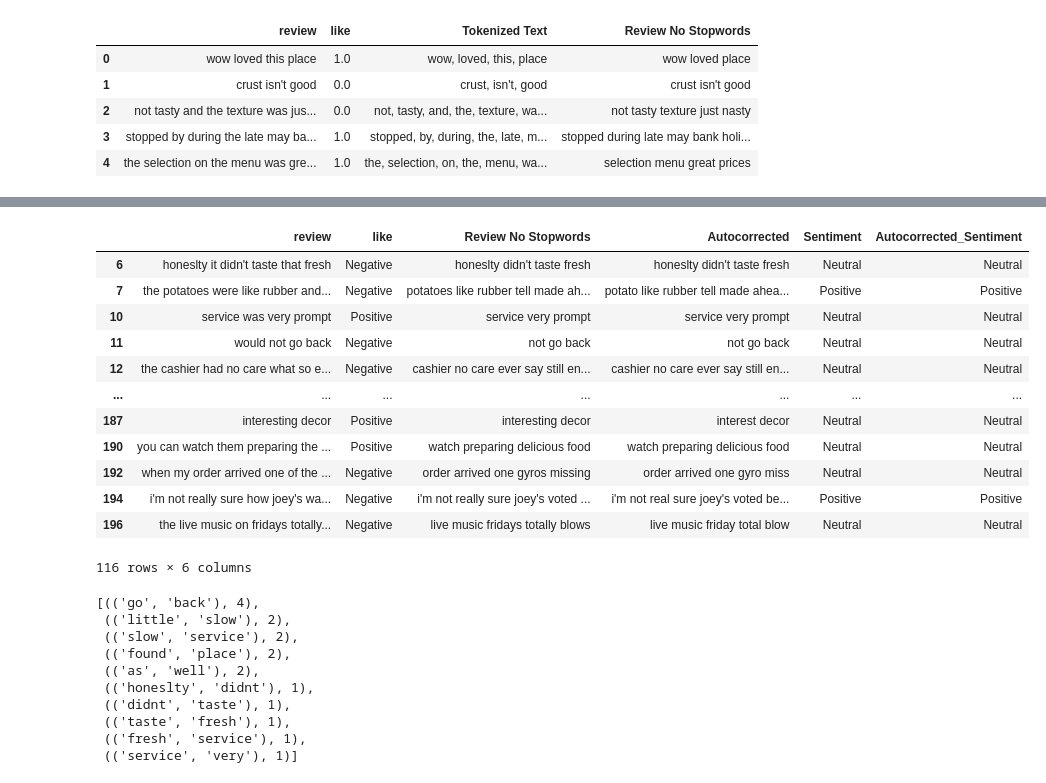
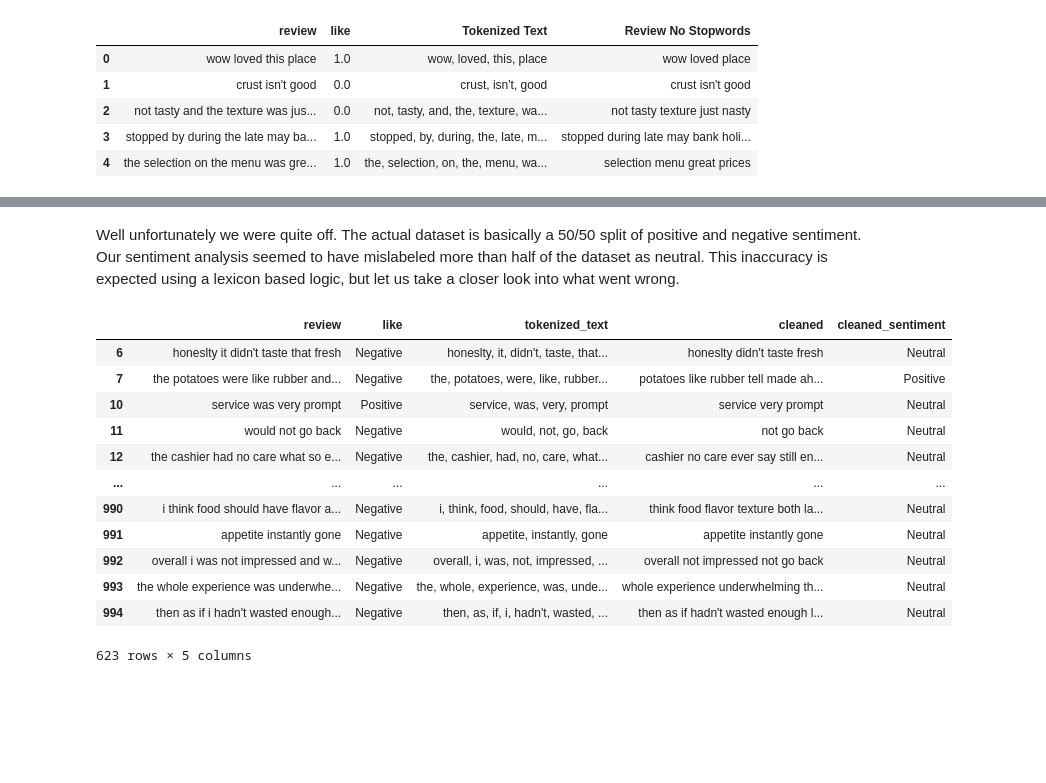
Before and after one commit to Thomas-Kulch/text_data_toolkit, a Jupyter notebook: eda/EDA_Restaurant_Reviews.ipynb, the cells around one changed output, grey strips where cells are left out. Saved outputs shown, nothing was run; the diff lists cells and outputs as text; code cells hidden in the pictures; blank space fills up the shorter version.

```diff
--- a/eda/EDA_Restaurant_Reviews.ipynb
+++ b/eda/EDA_Restaurant_Reviews.ipynb
@@ -24,7 +24,8 @@ Space for File Operations
 # %%
 files = ['../data/Restaurant_Reviews_Test.tsv',
          '../data/Restaurant_Reviews.csv',
-         '../data/Restaurant_Reviews2.txt']
+         '../data/Restaurant_Reviews2.txt',
+         '../data/Restaurant_Reviews.tsv']
 
 
 dfs = clean.load_text_to_df(files, columns = ["Review", "Like"], line_length = 2)
@@ -51,6 +52,7 @@ df_txt.head()
 | 5 | The selection on the menu was gre... | 1 |
 # %%
 df_tsv = dfs['Restaurant_Reviews_Test']
+df = dfs["Restaurant_Reviews"]
 df_tsv.head()
 # %% [output]
 |  | Review | Like |
@@ -198,0 +181,7 @@ cleaned_df_tsv.head()
+# %%
+# Let us now take a look at our actual dataset
+df = clean.clean_dataframe(df, "review")
+transform.tokenize_dataframe(df, "review")
+df = transform.remove_stopwords(df, "review", new_column = "Cleaned")
+df["Cleaned_Sentiment"] = df["Cleaned"].apply(lambda x: transform.label_data_sentiment(x))
+df = clean.homogenize_columns(df)
@@ -233,9 +232,9 @@ eda.plot_sentiment_distribution(df = cleaned_df_tsv, text_column="Autocorrected"
 # %%
 # Actual Sentiment
-cleaned_df_tsv["like"] = cleaned_df_tsv["like"].astype(float)
-cleaned_df_tsv["like"] = cleaned_df_tsv["like"].map({0.0: "Negative", 1.0: "Positive"})
+df["like"] = df["like"].astype(float)
+df["like"] = df["like"].map({0.0: "Negative", 1.0: "Positive"})
 
-sns.countplot(data=cleaned_df_tsv, x="like")
+sns.countplot(data=df, x="like")
 plt.title("Sentiment Distribution")
 plt.xlabel("Sentiment")
 plt.ylabel("Count")
@@ -245,31 +244,19 @@ plt.show()
+# %% [markdown]
+Well unfortunately we were quite off. The actual dataset is basically a 50/50 split of positive and negative sentiment. Our sentiment analysis seemed to have mislabeled more than half of the dataset as neutral. This inaccuracy is expected using a lexicon based logic, but let us take a closer look into what went wrong.
 # %%
-different = cleaned_df_tsv[cleaned_df_tsv["like"] != cleaned_df_tsv["Sentiment"]]
+different = df[df["like"] != df["cleaned_sentiment"]]
 display(different)
 # %% [output]
-|  | review | like | Review No Stopwords | Autocorrected | Sentiment | Autocorrected_Sentiment |
-| 6 | honeslty it didn't taste that fresh | Negative | honeslty didn't taste fresh | honeslty didn't taste fresh | Neutral | Neutral |
-| 7 | the potatoes were like rubber and... | Negative | potatoes like rubber tell made ah... | potato like rubber tell made ahea... | Positive | Positive |
-| 10 | service was very prompt | Positive | service very prompt | service very prompt | Neutral | Neutral |
-| 11 | would not go back | Negative | not go back | not go back | Neutral | Neutral |
-| 12 | the cashier had no care what so e... | Negative | cashier no care ever say still en... | cashier no care ever say still en... | Neutral | Neutral |
-| ... | ... | ... | ... | ... | ... | ... |
-| 187 | interesting decor | Positive | interesting decor | interest decor | Neutral | Neutral |
-| 190 | you can watch them preparing the ... | Positive | watch preparing delicious food | watch preparing delicious food | Neutral | Neutral |
-| 192 | when my order arrived one of the ... | Negative | order arrived one gyros missing | order arrived one gyro miss | Neutral | Neutral |
-| 194 | i'm not really sure how joey's wa... | Negative | i'm not really sure joey's voted ... | i'm not real sure joey's voted be... | Positive | Positive |
-| 196 | the live music on fridays totally... | Negative | live music fridays totally blows | live music friday total blow | Neutral | Neutral |
+|  | review | like | tokenized_text | cleaned | cleaned_sentiment |
+| 6 | honeslty it didn't taste that fresh | Negative | honeslty, it, didn't, taste, that... | honeslty didn't taste fresh | Neutral |
+| 7 | the potatoes were like rubber and... | Negative | the, potatoes, were, like, rubber... | potatoes like rubber tell made ah... | Positive |
+| 10 | service was very prompt | Positive | service, was, very, prompt | service very prompt | Neutral |
+| 11 | would not go back | Negative | would, not, go, back | not go back | Neutral |
+| 12 | the cashier had no care what so e... | Negative | the, cashier, had, no, care, what... | cashier no care ever say still en... | Neutral |
+| ... | ... | ... | ... | ... | ... |
+| 990 | i think food should have flavor a... | Negative | i, think, food, should, have, fla... | think food flavor texture both la... | Neutral |
+| 991 | appetite instantly gone | Negative | appetite, instantly, gone | appetite instantly gone | Neutral |
+| 992 | overall i was not impressed and w... | Negative | overall, i, was, not, impressed, ... | overall not impressed not go back | Neutral |
+| 993 | the whole experience was underwhe... | Negative | the, whole, experience, was, unde... | whole experience underwhelming th... | Neutral |
+| 994 | then as if i hadn't wasted enough... | Negative | then, as, if, i, hadn't, wasted, ... | then as if hadn't wasted enough l... | Neutral |
-116 rows × 6 columns
+623 rows × 5 columns
-# %%
-# Top Bi-Grams of Neutral
-eda.top_ngrams((cleaned_df_tsv[cleaned_df_tsv["Sentiment"] == "Neutral"]["Autocorrected"]), stopwords="food", n=2, top_k=10)
-# %% [output]
-[(('go', 'back'), 4),
- (('little', 'slow'), 2),
- (('slow', 'service'), 2),
- (('found', 'place'), 2),
- (('as', 'well'), 2),
- (('honeslty', 'didnt'), 1),
- (('didnt', 'taste'), 1),
- (('taste', 'fresh'), 1),
- (('fresh', 'service'), 1),
- (('service', 'very'), 1)]
```
Also changed, not shown: parts of 41 cells of this notebook, 1 other file.
